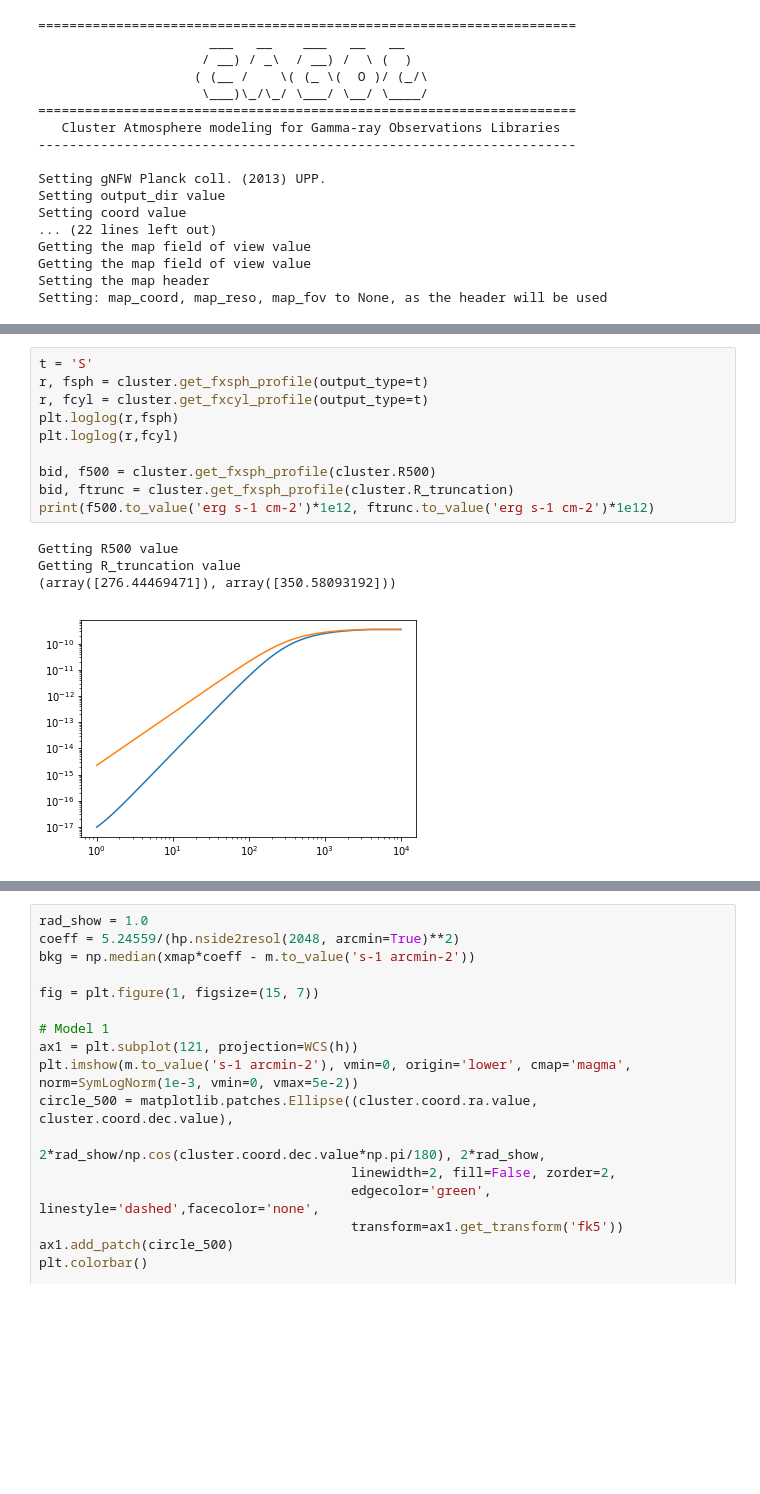
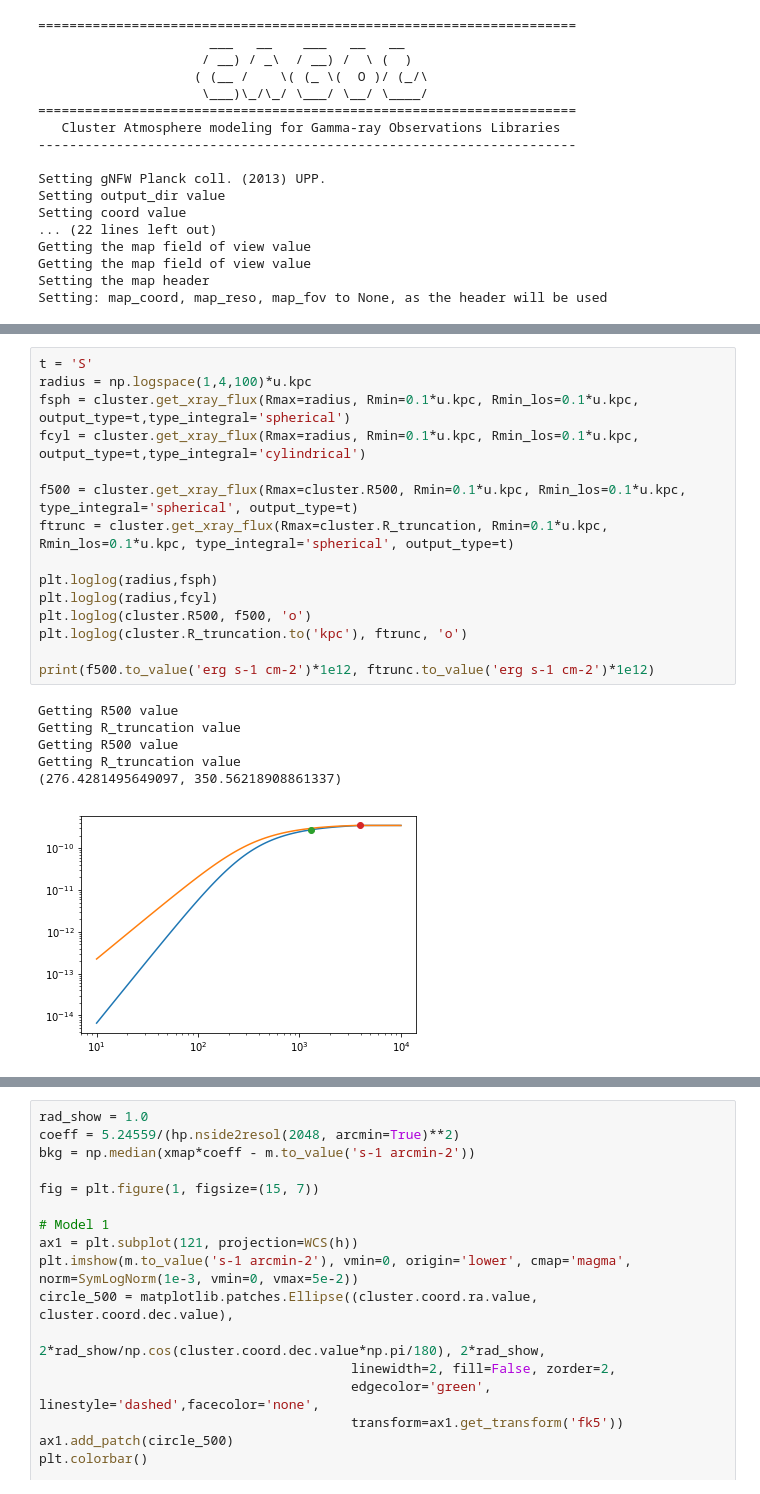
Before and after one commit to renlliang3/ClusterModel, a Jupyter notebook: notebook/model_developement.ipynb, the cells around one changed output, grey strips where cells are left out. Saved outputs shown, nothing was run; the diff lists cells and outputs as text; blank space fills up the shorter version.

```diff
--- a/notebook/model_developement.ipynb
+++ b/notebook/model_developement.ipynb
@@ -130,18 +129,25 @@ Getting D_ang value
-# %%
-t = 'S'
-r, fsph = cluster.get_fxsph_profile(output_type=t)
-r, fcyl = cluster.get_fxcyl_profile(output_type=t)
-plt.loglog(r,fsph)
-plt.loglog(r,fcyl)
-
-bid, f500 = cluster.get_fxsph_profile(cluster.R500)
-bid, ftrunc = cluster.get_fxsph_profile(cluster.R_truncation)
-print(f500.to_value('erg s-1 cm-2')*1e12, ftrunc.to_value('erg s-1 cm-2')*1e12)
-# %% [output]
-Getting R500 value
-Getting R_truncation value
-(array([276.44469471]), array([350.58093192]))
-[figure, removed]
+# %%
+t = 'S'
+radius = np.logspace(1,4,100)*u.kpc
+fsph = cluster.get_xray_flux(Rmax=radius, Rmin=0.1*u.kpc, Rmin_los=0.1*u.kpc, output_type=t,type_integral='spherical')
+fcyl = cluster.get_xray_flux(Rmax=radius, Rmin=0.1*u.kpc, Rmin_los=0.1*u.kpc, output_type=t,type_integral='cylindrical')
+
+f500 = cluster.get_xray_flux(Rmax=cluster.R500, Rmin=0.1*u.kpc, Rmin_los=0.1*u.kpc, type_integral='spherical', output_type=t)
+ftrunc = cluster.get_xray_flux(Rmax=cluster.R_truncation, Rmin=0.1*u.kpc, Rmin_los=0.1*u.kpc, type_integral='spherical', output_type=t)
+
+plt.loglog(radius,fsph)
+plt.loglog(radius,fcyl)
+plt.loglog(cluster.R500, f500, 'o')
+plt.loglog(cluster.R_truncation.to('kpc'), ftrunc, 'o')
+
+print(f500.to_value('erg s-1 cm-2')*1e12, ftrunc.to_value('erg s-1 cm-2')*1e12)
+# %% [output]
+Getting R500 value
+Getting R_truncation value
+Getting R500 value
+Getting R_truncation value
+(276.4281495649097, 350.56218908861337)
+[figure, added]
 # %%
 # Get the model ymaps
 FWHM = 5*u.arcmin
```
Also changed, not shown: parts of 5 cells of this notebook, 2 other files.
